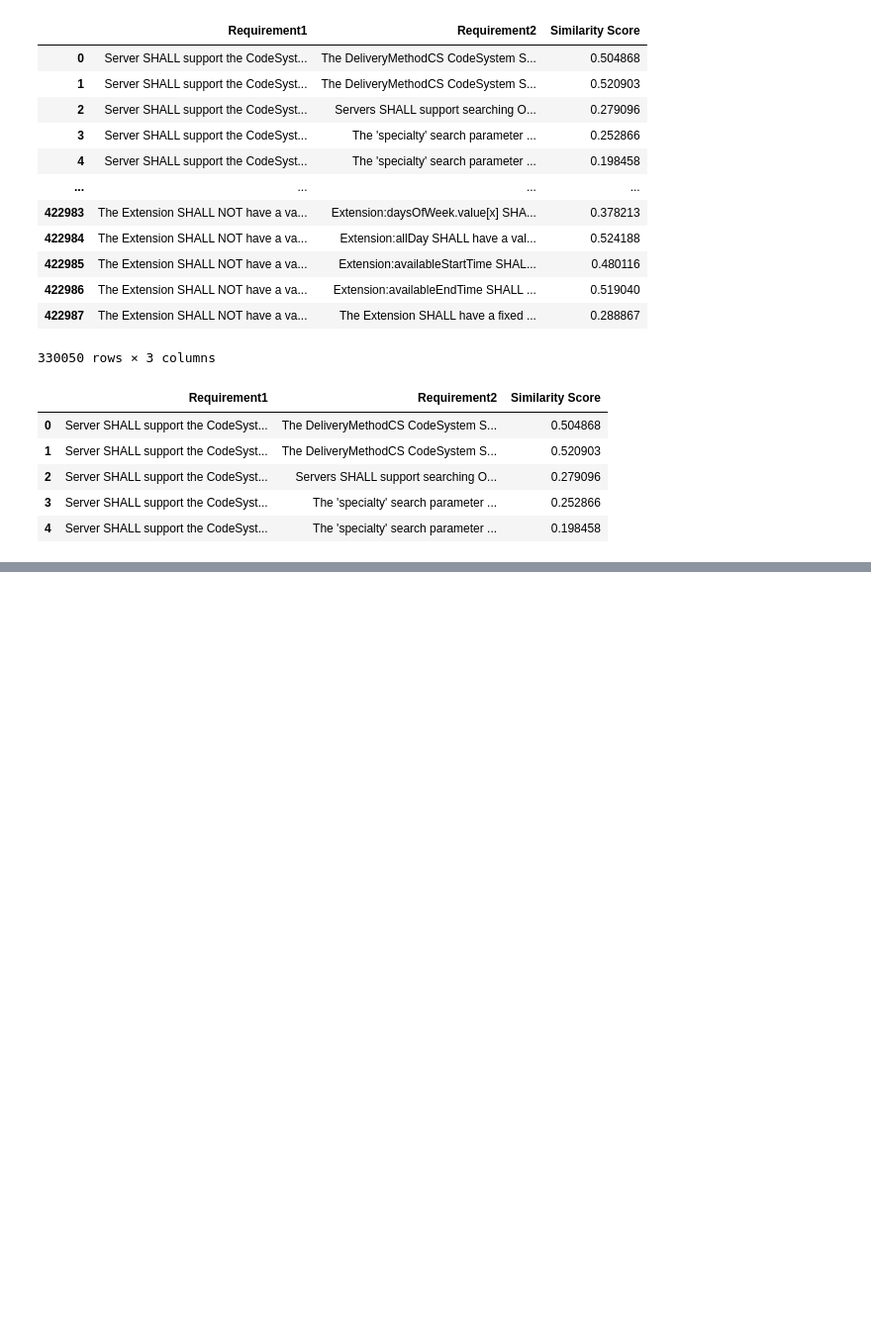
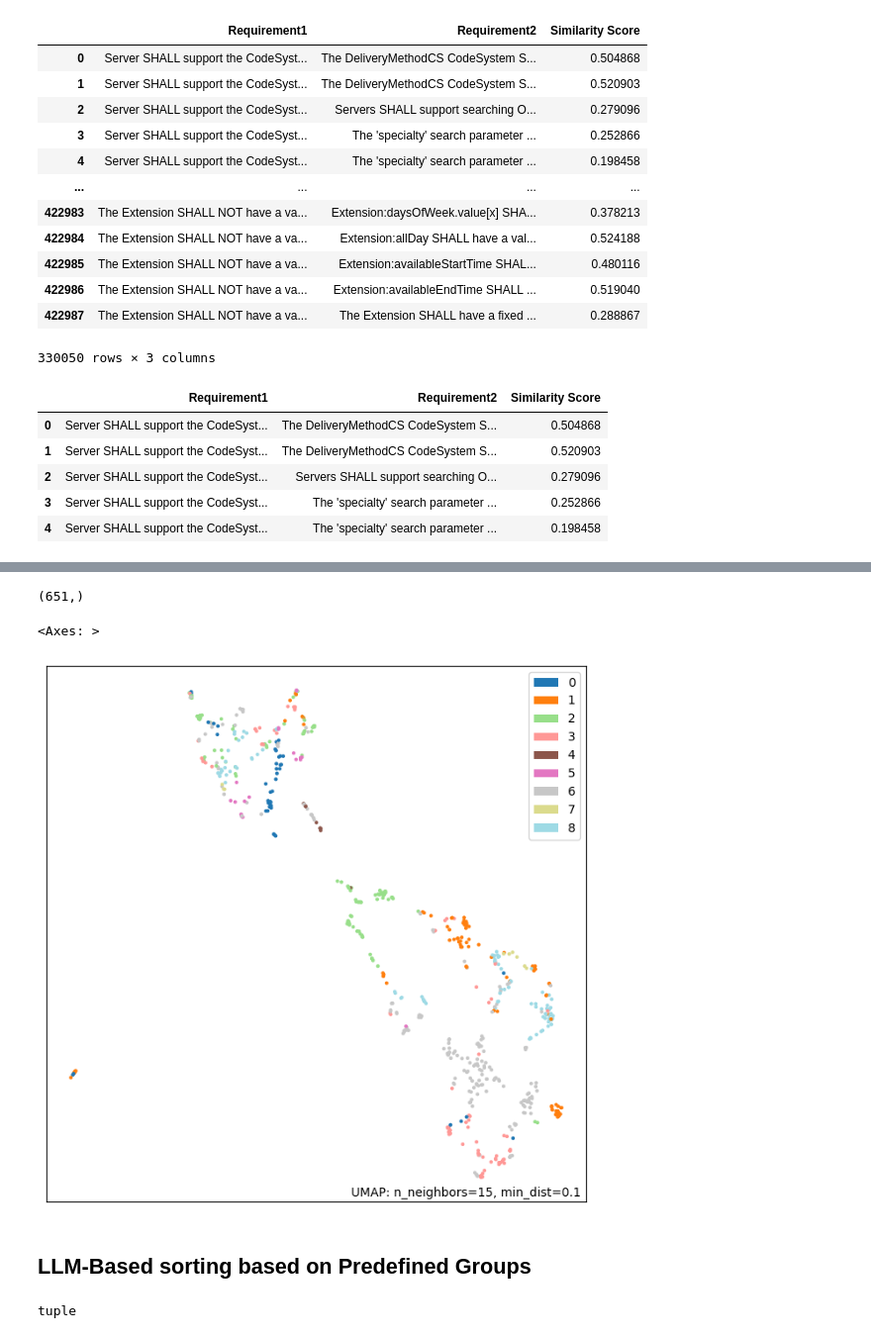
Before and after one commit to onc-healthit/ONCLAIVE, a Jupyter notebook: reqs_clustering/reqs_clustering.ipynb, the cells around one changed output, grey strips where cells are left out. Shown: that part at 99% size. Cells and saved outputs as stored; diff of their text form; code cells hidden in the pictures; blank space fills up the shorter version.

```diff
--- a/reqs_clustering/reqs_clustering.ipynb
+++ b/reqs_clustering/reqs_clustering.ipynb
@@ -217,0 +288,11 @@ group_actions
+# %%
+kmeans_exp = {}
+kmeans_exp['umap'] = mapper
+for n_means in range(5,11):
+    exp = {}
+    exp['kmeans'] = KMeans(n_clusters=n_means, random_state=42+n_means, n_init="auto").fit(X)
+    exp['clusters'] = {}
+    for i, label in enumerate(exp['kmeans'].labels_):
+        cluster = exp['clusters'].get(label, [])
+        cluster.append(text_to_embed[i])
+        exp['clusters'][label] = cluster
@@ -217,0 +301,29 @@ group_actions
+# %%
+resource_profiles = [
+    "Name: Endpoint\n\tDefinition: The technical details of an endpoint that can be used for electronic services, such as a portal or FHIR REST services, messaging or operations, or DIRECT messaging.",
+    "Name: HealthcareService\n\tDefinition: The HealthCareService resource typically describes services offered by an organization/practitioner at a location. The resource may be used to encompass a variety of services covering the entire healthcare spectrum, including promotion, prevention, diagnostics, pharmacy, hospital and ambulatory care, home care, long-term care, and other health-related and community services.",
+    "Name: InsurancePlan\n\tDefinition: An InsurancePlan is a discrete package of health insurance coverage benefits that are offered under a particular network type. A given payer’s products typically differ by network type and/or covered benefits. A plan pairs a product’s covered benefits with the particular cost sharing structure offered to a consumer. A given product may comprise multiple plans (i.e. each plan offers different cost sharing requirements for the same set of covered benefits).\nInsurancePlan describes a health insurance offering comprised of a list of covered benefits (i.e. the product), costs associated with those benefits (i.e. the plan), and additional information about the offering, such as who it is owned and administered by, a coverage area, contact information, etc.",
+    "Name: Plan-Net Location\n\tDefinition: A Location is the physical place where healthcare services are provided, practitioners are employed, organizations are based, etc. Locations can range in scope from a room in a building to a geographic region/area.",
+    "Name: Plan-Net Network\n\tDefinition: A Network refers to a healthcare provider insurance network. A healthcare provider insurance network is an aggregation of organizations and individuals that deliver a set of services across a geography through health insurance products/plans. A network is typically owned by a payer.\nIn the PlanNet IG, individuals and organizations are represented as participants in a PLan-Net Network through the practitionerRole and Plan-Net-organizationAffiliation resources, respectively.",
+    "Name: Plan-Net Organization\n\tDefinition: An organization is a formal or informal grouping of people or organizations with a common purpose, such as a company, institution, corporation, community group, or healthcare practice. Guidance: When the contact is a department name, rather than a human (e.g., patient help line), include a blank family and given name, and provide the department name in contact.name.text",
+    "Name: Plan-Net OrganizationAffiliation\n\tDefinition The OrganizationAffiliation resource describes relationships between two or more organizations, including the services one organization provides another, the location(s) where they provide services, the availability of those services, electronic endpoints, and other relevant information.",
+    "Name: Plan-Net Practitioner\n\tDefinition: Practitioner is a person who is directly or indirectly involved in the provisioning of healthcare.",
+    "Name: Plan-Net PractitionerRole\n\tDefinition: PractionerRole describes details about a provider, which can be a practitioner or an organization. When the provider is a practitioner, there may be a relationship to an organization. A provider renders services to patients at a location. When the provider is a practitioner, there may also be a relationship to an organization. Practitioner participation in healthcare provider insurance networks may be direct or through their role at an organization."
+]
+
+centroids = [model.encode(profile) for profile in resource_profiles]
+# %%
+seeded_groups = {}
+group_labels = []
+for i, centroid in enumerate(centroids):
+    seeded_groups[i] = {"centroid_text": resource_profiles[i], "requirements": []}
+for j, embedding in enumerate(X):
+    min_score = None
+    min_centroid_i = None
+    for i, centroid in enumerate(centroids):
+        score = -float(util.euclidean_sim(embedding, centroid)[0][0])
+        if (min_score is None) or (score < min_score):
+            min_score = score
+            min_centroid_i = i
+    seeded_groups[min_centroid_i]['requirements'].append(text_to_embed[j]['text'])
+    group_labels.append(min_centroid_i)
@@ -217,0 +354,11 @@ group_actions
+# %%
+np.array(group_labels).shape
+# %% [output]
+(651,)
+# %%
+umap.plot.points(mapper, labels=np.array(group_labels), theme="blue")
+# %% [output]
+<Axes: >
+[figure, added]
+# %% [markdown]
+## LLM-Based sorting based on Predefined Groups
@@ -217,0 +578,4 @@ group_actions
+# %%
+type(results['claude'])
+# %% [output]
+tuple
```
Also changed, not shown: parts of 23 cells of this notebook.
